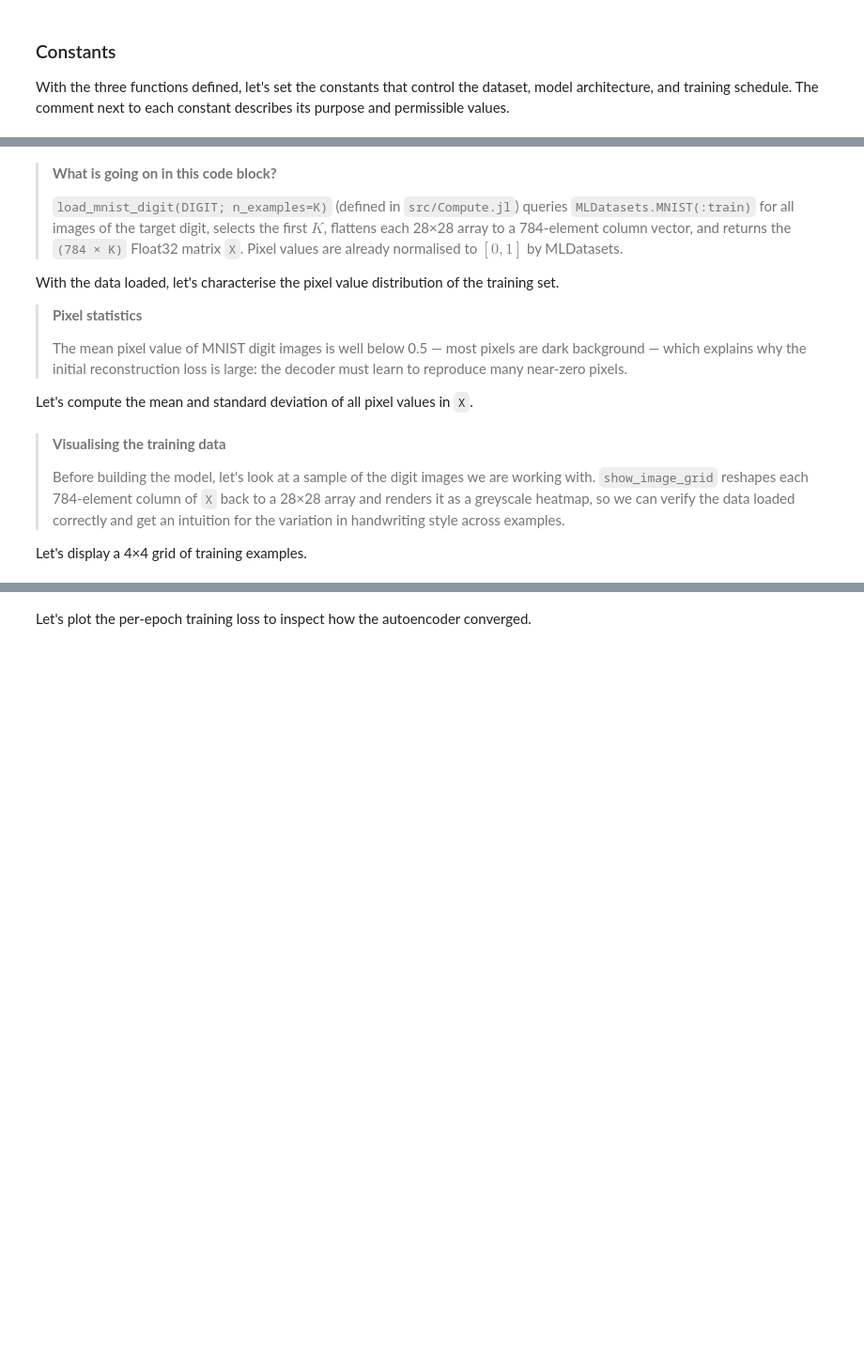
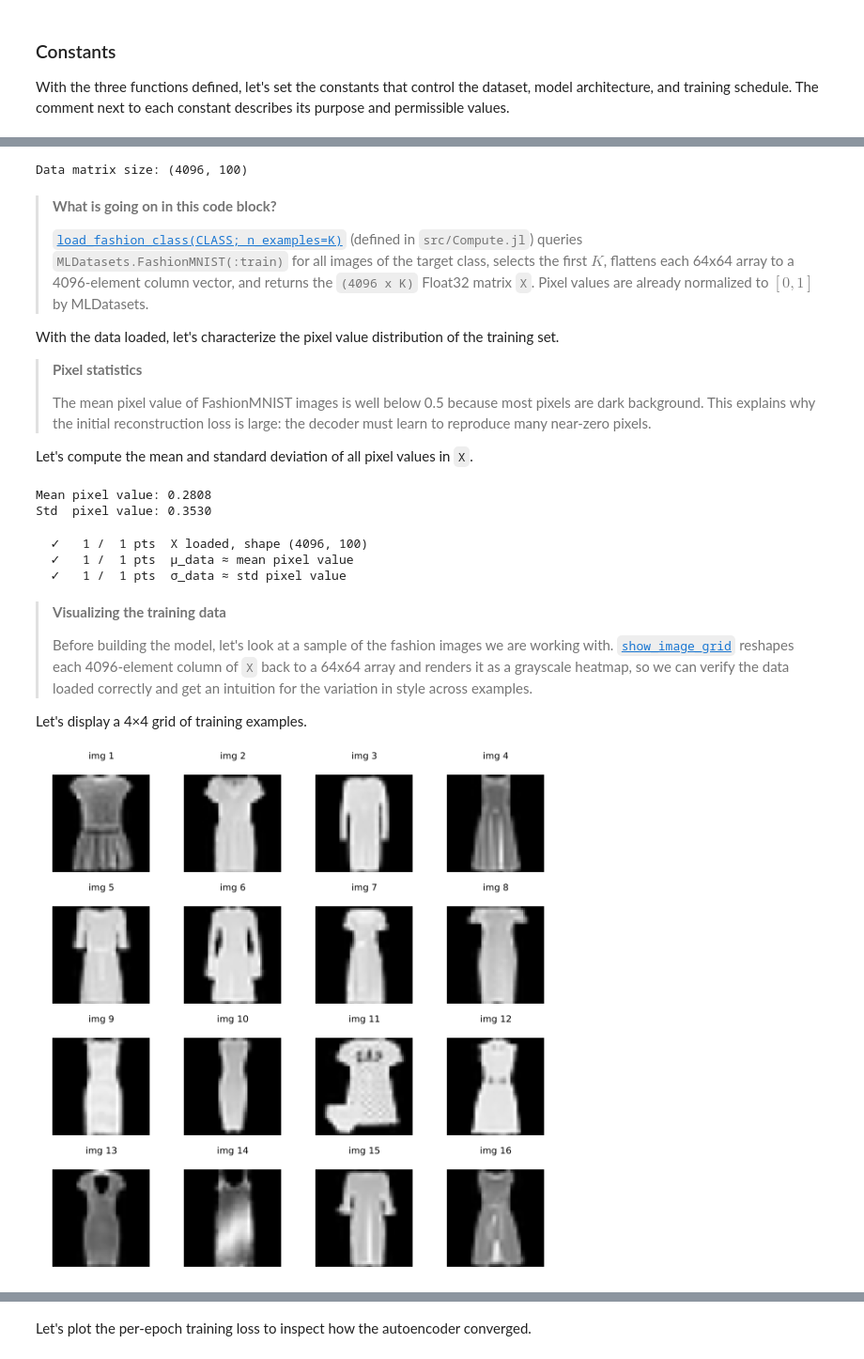
Before and after one commit to varnerlab/PS5-CHEME-5820-S2025, a Jupyter notebook: PS5-CHEME-5820-Solution-AE-S2025.ipynb, the cells around one changed output, grey strips where cells are left out. Shown at 94% size. Cells and saved outputs as stored; diff of their text form; code cells hidden in the pictures; blank space fills up the shorter version.

```diff
--- a/PS5-CHEME-5820-Solution-AE-S2025.ipynb
+++ b/PS5-CHEME-5820-Solution-AE-S2025.ipynb
@@ -76,14 +63,18 @@ end
 
 With the three functions defined, let's set the constants that control the dataset, model architecture, and training schedule. The comment next to each constant describes its purpose and permissible values.
 # %%
-DIGIT         = 3;       # MNIST digit class to model (0–9)
-K             = 100;     # number of training examples
-D             = 784;     # input dimension: 28 × 28 = 784 pixels
-L             = 8;       # bottleneck (latent) dimension
-H             = 256;     # hidden-layer width
-LR            = 1f-3;    # Adam learning rate
-NUM_EPOCHS    = 2_000;   # training epochs
+# constants -
+CLASS, K, D, L, H, LR, NUM_EPOCHS = let
+    CLASS       = 3;       # FashionMNIST class to model (0-9); 3 = Dress
+    K           = 100;     # number of training examples
+    D           = 4096;    # input dimension: 64 x 64 = 4096 pixels
+    L           = 8;       # bottleneck (latent) dimension
+    H           = 512;     # hidden-layer width
+    LR          = 1f-3;    # Adam learning rate
+    NUM_EPOCHS  = 2_000;   # training epochs
 
+    (CLASS, K, D, L, H, LR, NUM_EPOCHS)
+end;
 Random.seed!(42);
 # %% [markdown]
 ### Background: Autoencoders
@@ -123,36 +114,61 @@ Let's load the data, compute pixel statistics, and visualise a sample grid.
 # %%
-# ── SOLUTION ─────────────────────────────────────────────────────────────────
-X = load_mnist_digit(DIGIT; n_examples=K);
-println("Data matrix size: ", size(X));   # (784, 100)
+# load the data -
+X = let
+    X = load_fashion_class(CLASS; n_examples=K);
+    println("Data matrix size: $(size(X))")  # (4096, 100)
+    X # return
+end;
+# %% [output]
+Data matrix size: (4096, 100)
 # %% [markdown]
 > __What is going on in this code block?__
 >
-> `load_mnist_digit(DIGIT; n_examples=K)` (defined in `src/Compute.jl`) queries
-> `MLDatasets.MNIST(:train)` for all images of the target digit, selects the first $K$,
-> flattens each 28×28 array to a 784-element column vector, and returns the `(784 × K)`
-> Float32 matrix `X`. Pixel values are already normalised to $[0,1]$ by MLDatasets.
+> [`load_fashion_class(CLASS; n_examples=K)`](src/Compute.jl) (defined in `src/Compute.jl`) queries
+> `MLDatasets.FashionMNIST(:train)` for all images of the target class, selects the first $K$,
+> flattens each 64x64 array to a 4096-element column vector, and returns the `(4096 x K)`
+> Float32 matrix `X`. Pixel values are already normalized to $[0,1]$ by MLDatasets.
 
-With the data loaded, let's characterise the pixel value distribution of the training set.
+With the data loaded, let's characterize the pixel value distribution of the training set.
 
 > __Pixel statistics__
 >
-> The mean pixel value of MNIST digit images is well below 0.5 — most pixels are dark background — which explains why the initial reconstruction loss is large: the decoder must learn to reproduce many near-zero pixels.
+> The mean pixel value of FashionMNIST images is well below 0.5 because most pixels are dark background. This explains why the initial reconstruction loss is large: the decoder must learn to reproduce many near-zero pixels.
 
 Let's compute the mean and standard deviation of all pixel values in `X`.
 # %%
-let
-    μ_data = mean(X);
-    σ_data = std(X);
+# pixel statistics -
+μ_data, σ_data = let
+    μ_data = mean(X);   # mean pixel intensity across all images and pixels
+    σ_data = std(X);    # standard deviation of pixel intensity
     @printf("Mean pixel value: %.4f\n", μ_data);
     @printf("Std  pixel value: %.4f\n", σ_data);
-end
+    (μ_data, σ_data) # return
+end;
+# %% [output]
+Mean pixel value: 0.2808
+Std  pixel value: 0.3530
+# %%
+# ── Autograder: Setup ────────────────────────────────────────────────────────
+check!(GRADER, "Setup", "X loaded, shape (4096, 100)",   1, () -> !ismissing(X) && size(X) == (D, K))
+check!(GRADER, "Setup", "μ_data ≈ mean pixel value",    1, () -> !ismissing(μ_data) && μ_data ≈ mean(X))
+check!(GRADER, "Setup", "σ_data ≈ std pixel value",     1, () -> !ismissing(σ_data) && σ_data ≈ std(X))
+# %% [output]
+  ✓   1 /  1 pts  X loaded, shape (4096, 100)
+  ✓   1 /  1 pts  μ_data ≈ mean pixel value
+  ✓   1 /  1 pts  σ_data ≈ std pixel value
 # %% [markdown]
-> __Visualising the training data__
+> __Visualizing the training data__
 >
-> Before building the model, let's look at a sample of the digit images we are working with. `show_image_grid` reshapes each 784-element column of `X` back to a 28×28 array and renders it as a greyscale heatmap, so we can verify the data loaded correctly and get an intuition for the variation in handwriting style across examples.
+> Before building the model, let's look at a sample of the fashion images we are working with. [`show_image_grid`](src/Compute.jl) reshapes each 4096-element column of `X` back to a 64x64 array and renders it as a grayscale heatmap, so we can verify the data loaded correctly and get an intuition for the variation in style across examples.
 
 Let's display a 4×4 grid of training examples.
 # %%
-show_image_grid(X; nrows=4, ncols=4)
+# display a 4x4 grid of training images to visually verify the data -
+let
+    titles = ["img $(i)" for i in 1:16];
+    show_image_grid(X; nrows=4, ncols=4, titles=titles)
+end
+# %% [output]
+[figure, added]
 # %% [markdown]
 ___
```
Also changed, not shown: parts of 31 cells of this notebook, 8 other files.
